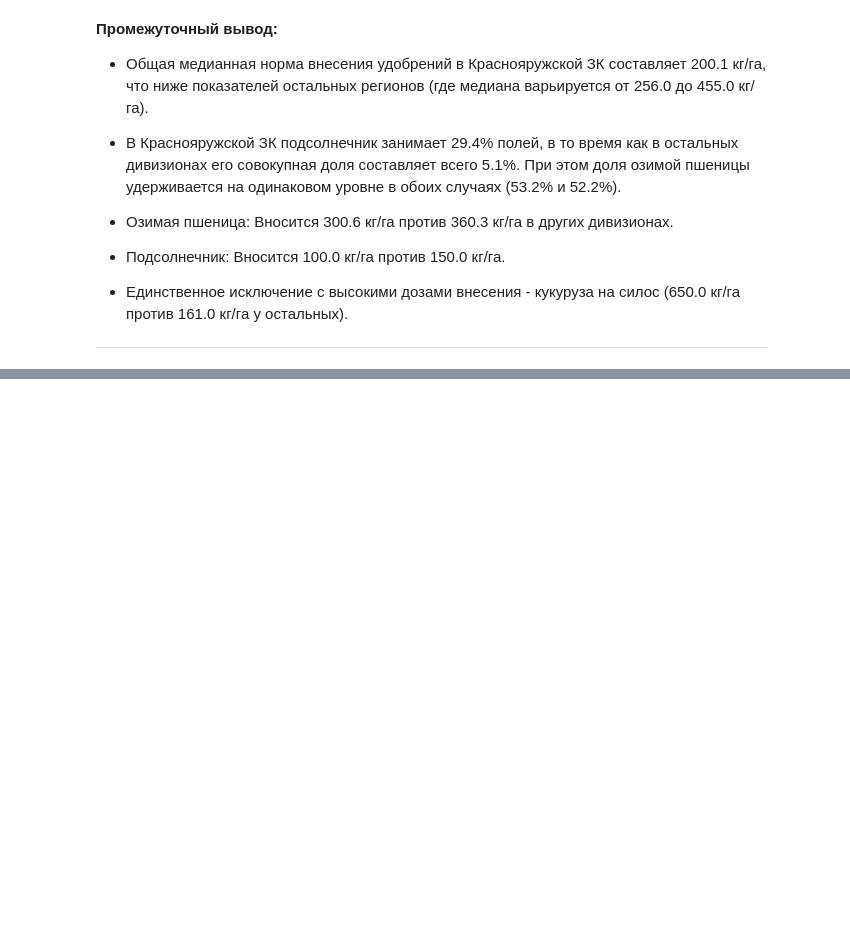
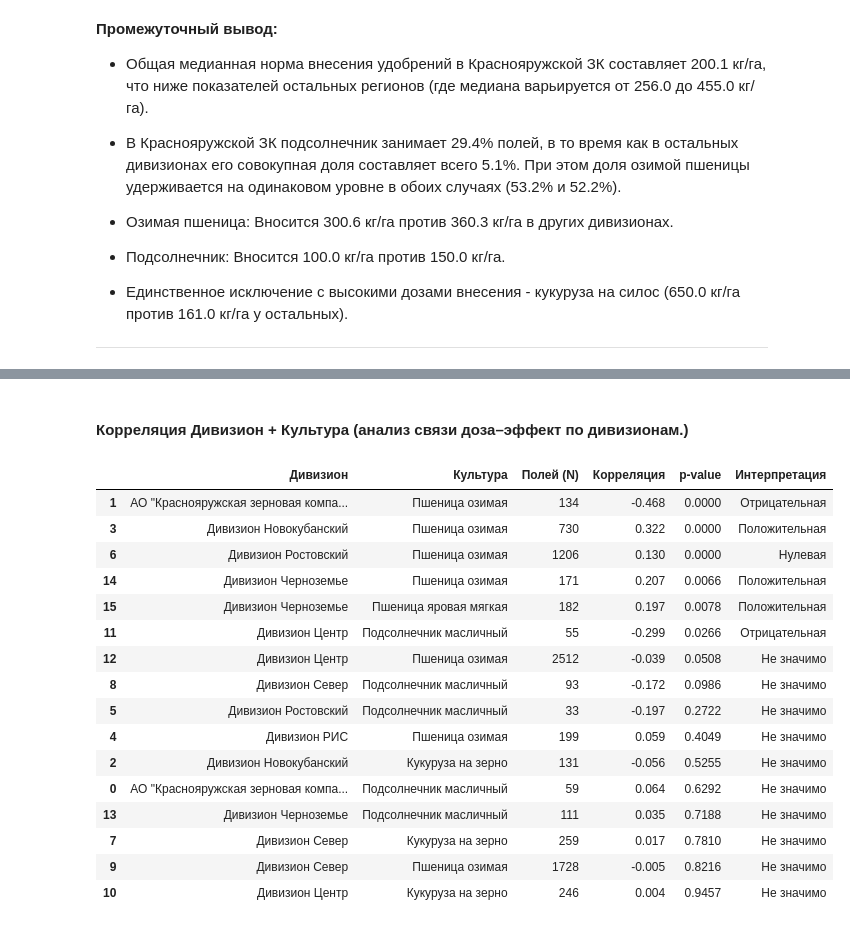
Before and after one commit to Bleckeid/stab, a Jupyter notebook: fields_stab_notebook.ipynb, the cells around one changed output, grey strips where cells are left out. Cells and saved outputs as stored; diff of their text form; code cells hidden in the pictures; blank space fills up the shorter version.

```diff
--- a/fields_stab_notebook.ipynb
+++ b/fields_stab_notebook.ipynb
@@ -4024,0 +4421,68 @@ if len(corn_clipped) > 0:
+# %% [markdown]
+#### Корреляция Дивизион + Культура (анализ связи доза–эффект по дивизионам.)
+# %%
+# Фильтруем данные: только поля с внесенными удобрениями
+df_fert_div = df_yield_analysis[
+    df_yield_analysis["has_fertilizer"] == 1
+].copy()
+
+div_corr_results = []
+
+# Группировка по дивизиону и культуре
+for (div, crop), group in df_fert_div.groupby(["division", "crop_name"]):
+    # Фильтруем группы с достаточным объемом данных
+    if len(group) >= 30:
+        corr, p_val = stats.spearmanr(
+            group["fert_norma_ha"], group["yield_ratio"]
+        )
+
+        # Оценка направления и силы связи
+        if p_val < 0.05:
+            if corr > 0.15:
+                status = "Положительная"
+            elif corr < -0.15:
+                status = "Отрицательная"
+            else:
+                status = "Нулевая"
+        else:
+            status = "Не значимо"
+
+        div_corr_results.append(
+            {
+                "Дивизион": div,
+                "Культура": crop,
+                "Полей (N)": len(group),
+                "Корреляция": round(corr, 3),
+                "p-value": round(p_val, 4),
+                "Интерпретация": status,
+            }
+        )
+
+# Формирование итогового датафрейма
+df_res = pd.DataFrame(div_corr_results)
+
+# Сортировка: сначала значимые корреляции по убыванию абсолютного значения
+df_res["abs_corr"] = df_res["Корреляция"].abs()
+df_res = df_res.sort_values(
+    by=["p-value", "abs_corr"], ascending=[True, False]
+).drop(columns=["abs_corr"])
+
+display(df_res)
+# %% [output]
+|  | Дивизион | Культура | Полей (N) | Корреляция | p-value | Интерпретация |
+| 1 | АО "Краснояружская зерновая компа... | Пшеница озимая | 134 | -0.468 | 0.0000 | Отрицательная |
+| 3 | Дивизион Новокубанский | Пшеница озимая | 730 | 0.322 | 0.0000 | Положительная |
+| 6 | Дивизион Ростовский | Пшеница озимая | 1206 | 0.130 | 0.0000 | Нулевая |
+| 14 | Дивизион Черноземье | Пшеница озимая | 171 | 0.207 | 0.0066 | Положительная |
+| 15 | Дивизион Черноземье | Пшеница яровая мягкая | 182 | 0.197 | 0.0078 | Положительная |
+| 11 | Дивизион Центр | Подсолнечник масличный | 55 | -0.299 | 0.0266 | Отрицательная |
+| 12 | Дивизион Центр | Пшеница озимая | 2512 | -0.039 | 0.0508 | Не значимо |
+| 8 | Дивизион Север | Подсолнечник масличный | 93 | -0.172 | 0.0986 | Не значимо |
+| 5 | Дивизион Ростовский | Подсолнечник масличный | 33 | -0.197 | 0.2722 | Не значимо |
+| 4 | Дивизион РИС | Пшеница озимая | 199 | 0.059 | 0.4049 | Не значимо |
+| 2 | Дивизион Новокубанский | Кукуруза на зерно | 131 | -0.056 | 0.5255 | Не значимо |
+| 0 | АО "Краснояружская зерновая компа... | Подсолнечник масличный | 59 | 0.064 | 0.6292 | Не значимо |
+| 13 | Дивизион Черноземье | Подсолнечник масличный | 111 | 0.035 | 0.7188 | Не значимо |
+| 7 | Дивизион Север | Кукуруза на зерно | 259 | 0.017 | 0.7810 | Не значимо |
+| 9 | Дивизион Север | Пшеница озимая | 1728 | -0.005 | 0.8216 | Не значимо |
+| 10 | Дивизион Центр | Кукуруза на зерно | 246 | 0.004 | 0.9457 | Не значимо |
```
Also changed, not shown: parts of 24 cells of this notebook.
